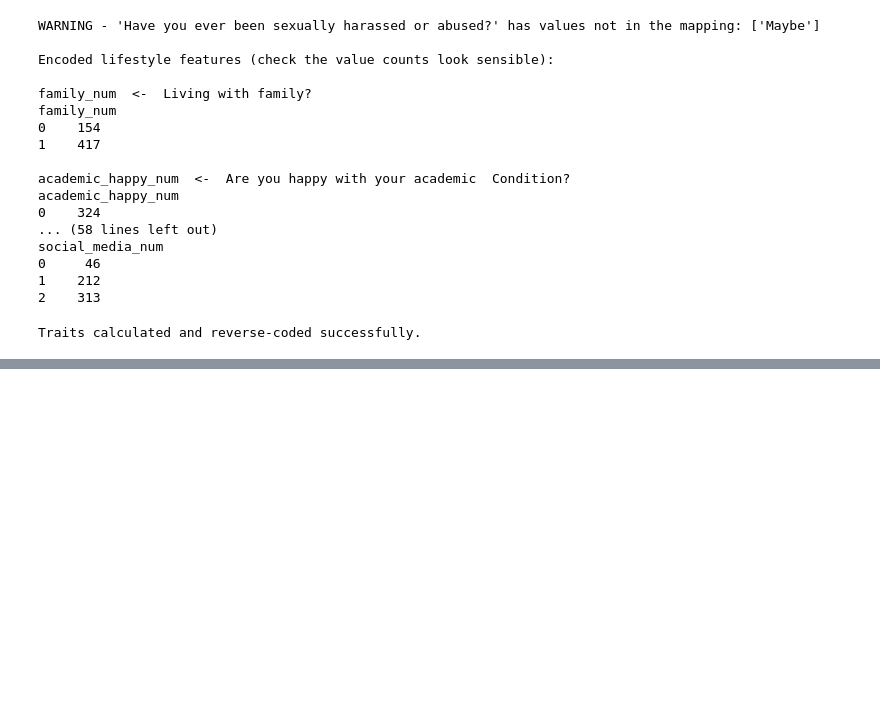
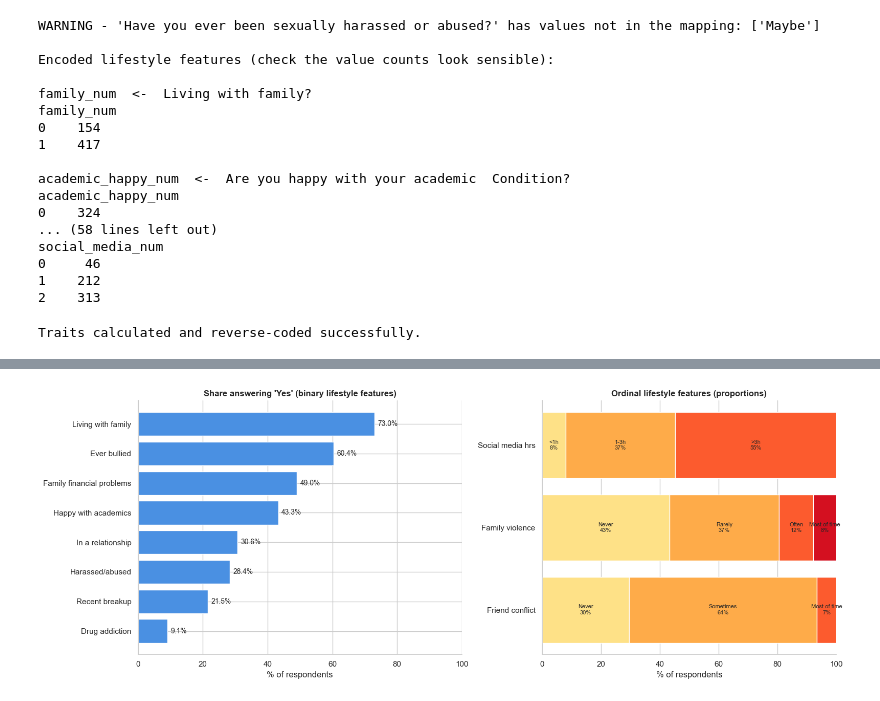
Before and after one commit to Machine-Learning-CSC1169-Group-Project/bangladesh_dataset, a Jupyter notebook: Swetha/Modelss.ipynb, the cells around one changed output, grey strips where cells are left out. Saved outputs shown, nothing was run; the diff lists cells and outputs as text; code cells hidden in the pictures; blank space fills up the shorter version.

```diff
--- a/Swetha/Modelss.ipynb
+++ b/Swetha/Modelss.ipynb
@@ -675,0 +842,43 @@ CLASSIFICATION PERFORMANCE METRICS
+# %%
+## 5 lifestyle features
+
+binary_cols = ['family_num', 'academic_happy_num', 'drugs_num', 'relationship_num',
+               'breakup_num', 'finance_num', 'bullied_num', 'harassed_num']
+binary_labels = ['Living with family', 'Happy with academics', 'Drug addiction', 'In a relationship',
+                 'Recent breakup', 'Family financial problems', 'Ever bullied', 'Harassed/abused']
+
+pct_yes = [df[c].mean() * 100 for c in binary_cols]
+
+fig, axes = plt.subplots(1, 2, figsize=(16, 6), gridspec_kw={'width_ratios': [1.1, 1]})
+
+order_idx = np.argsort(pct_yes)
+axes[0].barh([binary_labels[i] for i in order_idx], [pct_yes[i] for i in order_idx], color=PALETTE['blue'])
+for i, idx in enumerate(order_idx):
+    axes[0].text(pct_yes[idx] + 1, i, f"{pct_yes[idx]:.1f}%", va='center', fontsize=10)
+axes[0].set_xlim(0, 100)
+axes[0].set_title("Share answering 'Yes' (binary lifestyle features)", weight='bold')
+axes[0].set_xlabel("% of respondents")
+
+ordinal = {
+    'Friend conflict': ('conflict_num', ['Never', 'Sometimes', 'Most of time']),
+    'Family violence': ('violence_num', ['Never', 'Rarely', 'Often', 'Most of time']),
+    'Social media hrs': ('social_media_num', ['<1h', '1-3h', '>3h']),
+}
+colors = sns.color_palette('YlOrRd', 4)
+for i, (label, (col, cats)) in enumerate(ordinal.items()):
+    props = df[col].value_counts(normalize=True).sort_index() * 100
+    left = 0
+    for j, (lvl, val) in enumerate(props.items()):
+        axes[1].barh(label, val, left=left, color=colors[j], edgecolor='white')
+        if val > 6:
+            axes[1].text(left + val/2, i, f"{cats[int(lvl)]}\n{val:.0f}%", ha='center', va='center', fontsize=8)
+        left += val
+axes[1].set_xlim(0, 100)
+axes[1].set_title("Ordinal lifestyle features (proportions)", weight='bold')
+axes[1].set_xlabel("% of respondents")
+
+sns.despine()
+plt.tight_layout()
+plt.show()
+# %% [output]
+[figure, added]
```
Also changed, not shown: parts of 16 cells of this notebook, 2 other files.
